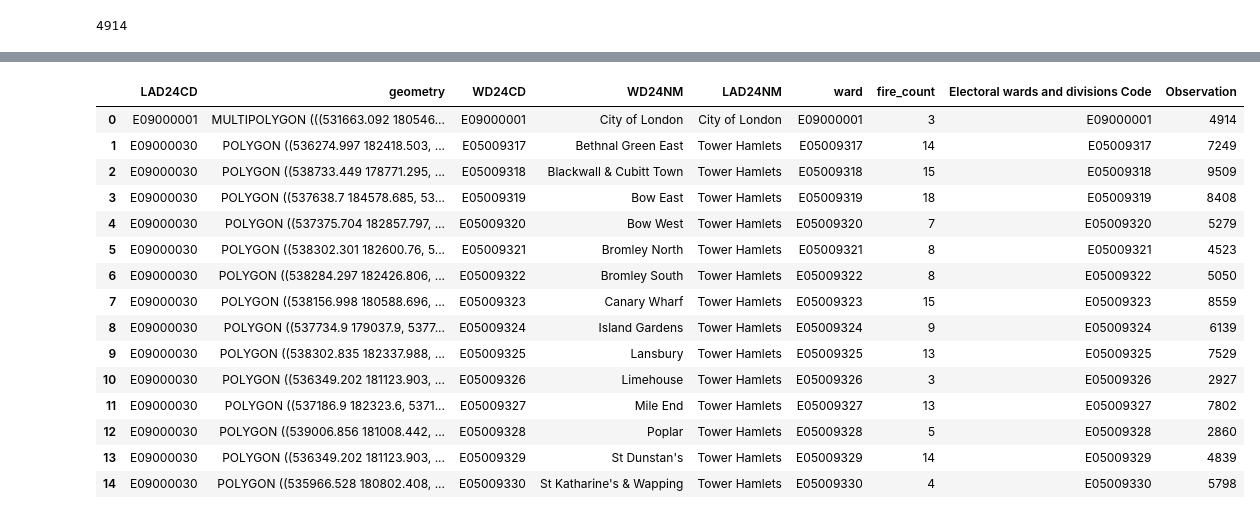
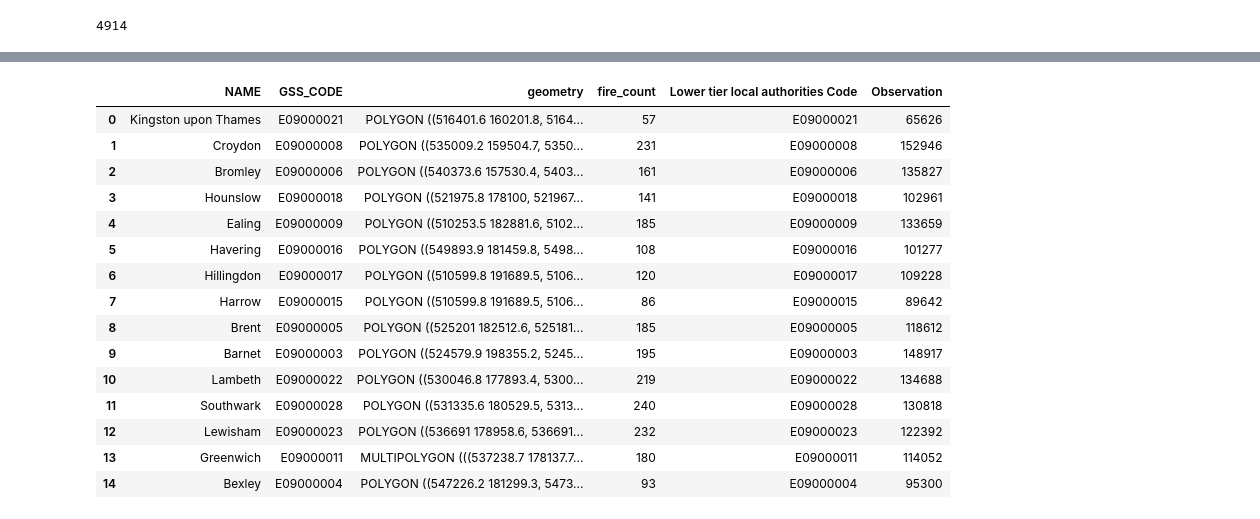
Before and after one commit to fiorellaguillen/CASA007-FINAL-ASSESSMENT, a Jupyter notebook: final_assignment.ipynb, the cells around one changed output, grey strips where cells are left out. Cells and saved outputs as stored; diff of their text form; code cells hidden in the pictures.

```diff
--- a/final_assignment.ipynb
+++ b/final_assignment.ipynb
@@ -10,7 +10,7 @@ from scipy.stats import chisquare
 from shapely.geometry import Point
 # %%
 #specify relevant columns for fires dataset
-columns=['CalYear', 'PropertyCategory', 'IncGeo_WardCode', 'IncidentGroup', 'Easting_rounded', 'Northing_rounded']
+columns=['CalYear', 'PropertyCategory', 'IncGeo_BoroughCode', 'IncidentGroup', 'Easting_rounded', 'Northing_rounded']
 # %%
 #load csv files while filtering only 2021 incidents
 
@@ -99,5 +66,5 @@ print(london_wards)
 geometry = [Point(xy) for xy in zip(fires["Easting_rounded"], fires["Northing_rounded"])]
 fires_gdf = gpd.GeoDataFrame(fires, geometry=geometry)
 # %%
-fires_gdf.set_crs(wards.crs, inplace=True)
+fires_gdf.set_crs(boros.crs, inplace=True)
 # %% [output]
@@ -135,25 +102,9 @@ Because easting and northing are rounded, it doesn't have enough precision to in
 # %%
-#Create fire incident points
-geometry = [Point(xy) for xy in zip(fires["Easting_rounded"], fires["Northing_rounded"])]
-fires_gdf = gpd.GeoDataFrame(fires, geometry=geometry)
-
-#Set same crs for both datasets
-fires_gdf.set_crs(london_wards.crs, inplace=True)
-
-#Check in which ward is each fire incident
-fires_gdf['ward'] = None
-for idx, fire in fires_gdf.iterrows():
-    # Verifica en qué ward cae cada punto
-    containing_ward = london_wards[london_wards.geometry.contains(fire['geometry'])]
-    if not containing_ward.empty:
-        fires_gdf.at[idx, 'ward'] = containing_ward.iloc[0]['WD24CD']  # Usamos WD24CD como identificador del ward
-
-#Count fire incidents
-accidents_by_ward = fires_gdf.groupby('ward').size().reset_index(name='fire_count')
-
-#Merge count
-london_wards = london_wards.merge(accidents_by_ward, left_on='WD24CD', right_on='ward', how='left')
+#Count how many fire incidente there are by borough
+fire_counts = fires_gdf.groupby('IncGeo_BoroughCode').size().reset_index(name='fire_count')
+boros = boros.merge(fire_counts, left_on='GSS_CODE', right_on='IncGeo_BoroughCode', how='left')
+boros=boros.drop('IncGeo_BoroughCode', axis=1)
 
 #Fill NAs with zeros
-london_wards['fire_count'] = london_wards['fire_count'].fillna(0).astype(int)
+boros['fire_count'] = boros['fire_count'].fillna(0).astype(int)
 # %%
@@ -171,25 +123,25 @@ max       26.000000
 Name: fire_count, dtype: float64
 # %%
-columns=['Electoral wards and divisions Code', 'Observation']
-households=pd.read_csv("TS041-2021-2-filtered-2025-01-18T16_48_14Z.csv", usecols=columns)
+columns=['Lower tier local authorities Code', 'Observation']
+households=pd.read_csv("TS041-2021-2-filtered-2025-01-19T17_52_49Z.csv", usecols=columns)
 
-london_wards = london_wards.merge(households, left_on='WD24CD', right_on='Electoral wards and divisions Code', how='left')
-london_wards.head(15)
+boros = boros.merge(households, left_on='GSS_CODE', right_on='Lower tier local authorities Code', how='left')
+boros.head(15)
 # %% [output]
-|  | LAD24CD | geometry | WD24CD | WD24NM | LAD24NM | ward | fire_count | Electoral wards and divisions Code | Observation |
-| 0 | E09000001 | MULTIPOLYGON (((531663.092 180546... | E09000001 | City of London | City of London | E09000001 | 3 | E09000001 | 4914 |
-| 1 | E09000030 | POLYGON ((536274.997 182418.503, ... | E05009317 | Bethnal Green East | Tower Hamlets | E05009317 | 14 | E05009317 | 7249 |
-| 2 | E09000030 | POLYGON ((538733.449 178771.295, ... | E05009318 | Blackwall & Cubitt Town | Tower Hamlets | E05009318 | 15 | E05009318 | 9509 |
-| 3 | E09000030 | POLYGON ((537638.7 184578.685, 53... | E05009319 | Bow East | Tower Hamlets | E05009319 | 18 | E05009319 | 8408 |
-| 4 | E09000030 | POLYGON ((537375.704 182857.797, ... | E05009320 | Bow West | Tower Hamlets | E05009320 | 7 | E05009320 | 5279 |
-| 5 | E09000030 | POLYGON ((538302.301 182600.76, 5... | E05009321 | Bromley North | Tower Hamlets | E05009321 | 8 | E05009321 | 4523 |
-| 6 | E09000030 | POLYGON ((538284.297 182426.806, ... | E05009322 | Bromley South | Tower Hamlets | E05009322 | 8 | E05009322 | 5050 |
-| 7 | E09000030 | POLYGON ((538156.998 180588.696, ... | E05009323 | Canary Wharf | Tower Hamlets | E05009323 | 15 | E05009323 | 8559 |
-| 8 | E09000030 | POLYGON ((537734.9 179037.9, 5377... | E05009324 | Island Gardens | Tower Hamlets | E05009324 | 9 | E05009324 | 6139 |
-| 9 | E09000030 | POLYGON ((538302.835 182337.988, ... | E05009325 | Lansbury | Tower Hamlets | E05009325 | 13 | E05009325 | 7529 |
-| 10 | E09000030 | POLYGON ((536349.202 181123.903, ... | E05009326 | Limehouse | Tower Hamlets | E05009326 | 3 | E05009326 | 2927 |
-| 11 | E09000030 | POLYGON ((537186.9 182323.6, 5371... | E05009327 | Mile End | Tower Hamlets | E05009327 | 13 | E05009327 | 7802 |
-| 12 | E09000030 | POLYGON ((539006.856 181008.442, ... | E05009328 | Poplar | Tower Hamlets | E05009328 | 5 | E05009328 | 2860 |
-| 13 | E09000030 | POLYGON ((536349.202 181123.903, ... | E05009329 | St Dunstan's | Tower Hamlets | E05009329 | 14 | E05009329 | 4839 |
-| 14 | E09000030 | POLYGON ((535966.528 180802.408, ... | E05009330 | St Katharine's & Wapping | Tower Hamlets | E05009330 | 4 | E05009330 | 5798 |
+|  | NAME | GSS_CODE | geometry | fire_count | Lower tier local authorities Code | Observation |
+| 0 | Kingston upon Thames | E09000021 | POLYGON ((516401.6 160201.8, 5164... | 57 | E09000021 | 65626 |
+| 1 | Croydon | E09000008 | POLYGON ((535009.2 159504.7, 5350... | 231 | E09000008 | 152946 |
+| 2 | Bromley | E09000006 | POLYGON ((540373.6 157530.4, 5403... | 161 | E09000006 | 135827 |
+| 3 | Hounslow | E09000018 | POLYGON ((521975.8 178100, 521967... | 141 | E09000018 | 102961 |
+| 4 | Ealing | E09000009 | POLYGON ((510253.5 182881.6, 5102... | 185 | E09000009 | 133659 |
+| 5 | Havering | E09000016 | POLYGON ((549893.9 181459.8, 5498... | 108 | E09000016 | 101277 |
+| 6 | Hillingdon | E09000017 | POLYGON ((510599.8 191689.5, 5106... | 120 | E09000017 | 109228 |
+| 7 | Harrow | E09000015 | POLYGON ((510599.8 191689.5, 5106... | 86 | E09000015 | 89642 |
+| 8 | Brent | E09000005 | POLYGON ((525201 182512.6, 525181... | 185 | E09000005 | 118612 |
+| 9 | Barnet | E09000003 | POLYGON ((524579.9 198355.2, 5245... | 195 | E09000003 | 148917 |
+| 10 | Lambeth | E09000022 | POLYGON ((530046.8 177893.4, 5300... | 219 | E09000022 | 134688 |
+| 11 | Southwark | E09000028 | POLYGON ((531335.6 180529.5, 5313... | 240 | E09000028 | 130818 |
+| 12 | Lewisham | E09000023 | POLYGON ((536691 178958.6, 536691... | 232 | E09000023 | 122392 |
+| 13 | Greenwich | E09000011 | MULTIPOLYGON (((537238.7 178137.7... | 180 | E09000011 | 114052 |
+| 14 | Bexley | E09000004 | POLYGON ((547226.2 181299.3, 5473... | 93 | E09000004 | 95300 |
 # %%
```
Also changed, not shown: parts of 24 cells of this notebook.
